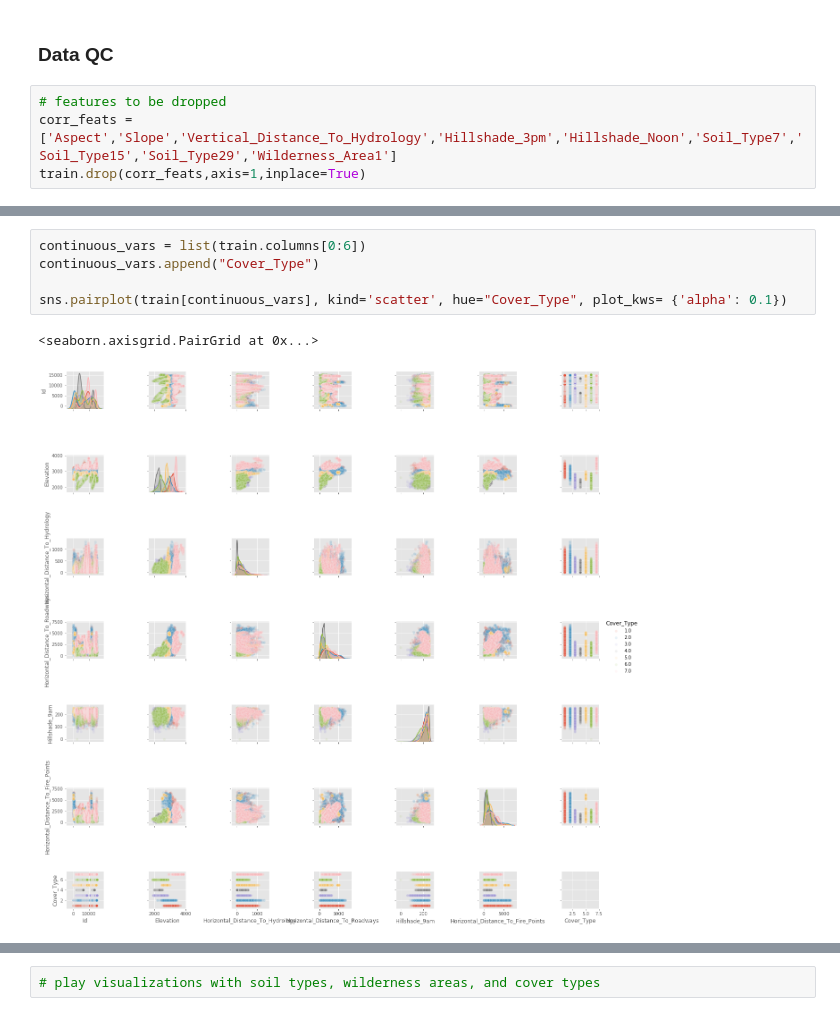
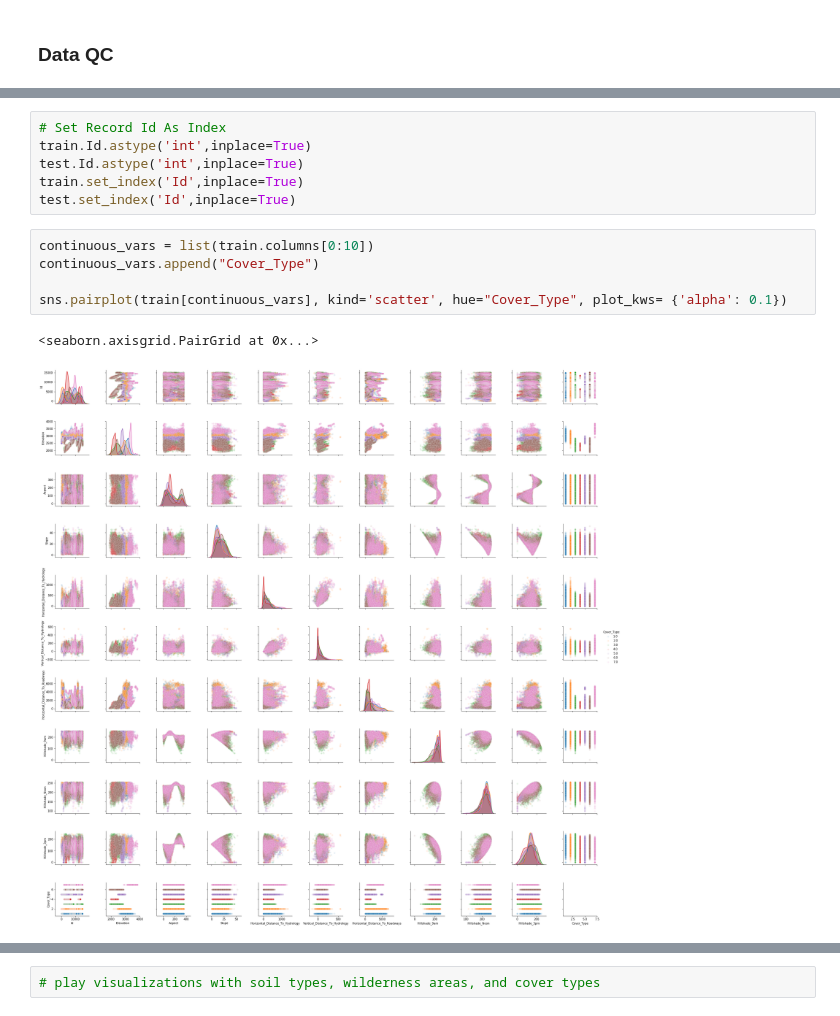
Before and after one commit to tinaprisma/dsc-mod-5-project-online-ds-sp-000, a Jupyter notebook: Kaggle Competition - Machine Learning Project.ipynb, the cells around one changed output, grey strips where cells are left out. Saved outputs shown, nothing was run; the diff lists cells and outputs as text.

```diff
--- a/Kaggle Competition - Machine Learning Project.ipynb
+++ b/Kaggle Competition - Machine Learning Project.ipynb
@@ -42,7 +51,3 @@ train = pd.read_csv('train.csv', dtype = 'float')
 test = pd.read_csv('test.csv', dtype = 'float')
 # %% [markdown]
 ### Data QC
-# %%
-# features to be dropped
-corr_feats = ['Aspect','Slope','Vertical_Distance_To_Hydrology','Hillshade_3pm','Hillshade_Noon','Soil_Type7','Soil_Type15','Soil_Type29','Wilderness_Area1']
-train.drop(corr_feats,axis=1,inplace=True)
@@ -66,8 +81,14 @@ Index(['Id', 'Elevation', 'Horizontal_Distance_To_Hydrology',
+# %%
+# Set Record Id As Index
+train.Id.astype('int',inplace=True)
+test.Id.astype('int',inplace=True)
+train.set_index('Id',inplace=True)
+test.set_index('Id',inplace=True)
 # %%
-continuous_vars = list(train.columns[0:6])
+continuous_vars = list(train.columns[0:10])
 continuous_vars.append("Cover_Type")
 
 sns.pairplot(train[continuous_vars], kind='scatter', hue="Cover_Type", plot_kws= {'alpha': 0.1})
 # %% [output]
 <seaborn.axisgrid.PairGrid at 0x...>
-[figure, old version]
+[figure, new version]
```
Also changed, not shown: parts of 14 cells of this notebook.
